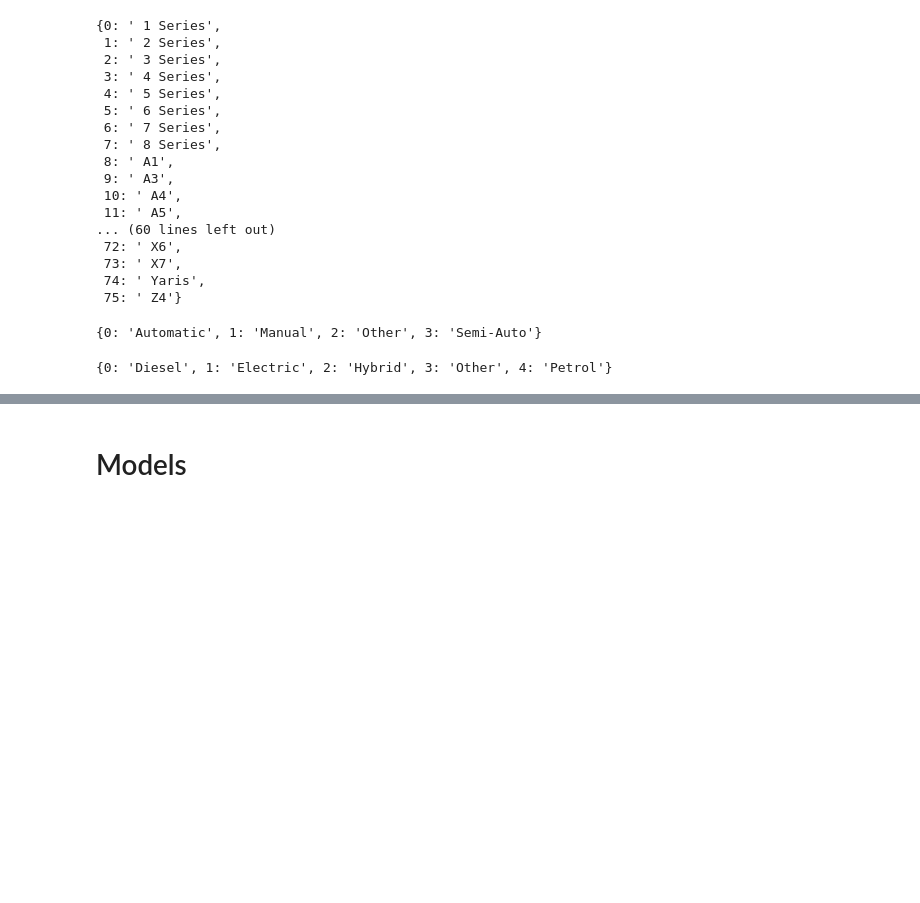
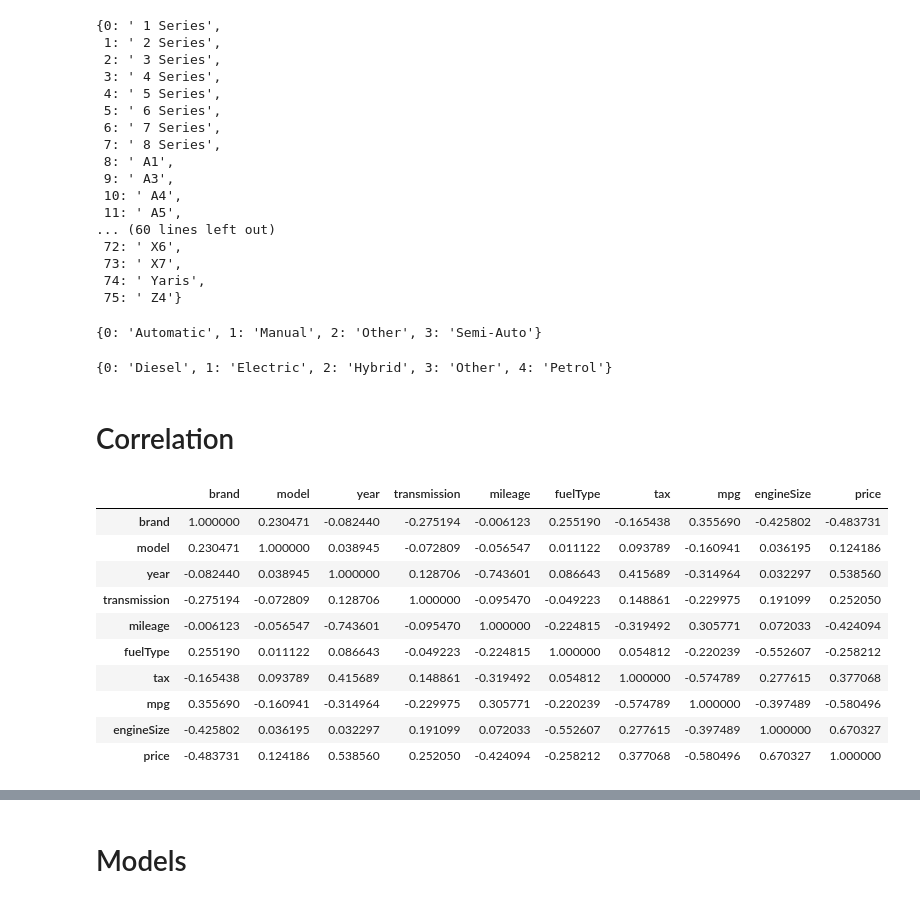
Before and after one commit to nikiforovandreiv/AssistantSystem, a Jupyter notebook: EDA + ML on Car Prices.ipynb, the cells around one changed output, grey strips where cells are left out. Drawn from its saved outputs; the diff is of its cells as text; code cells hidden in the pictures; blank space fills up the shorter version.

```diff
--- a/EDA + ML on Car Prices.ipynb
+++ b/EDA + ML on Car Prices.ipynb
@@ -556,3 +582,20 @@ fuelType_mapping = {index : label for index, label in enumerate(encoder.classes_
 fuelType_mapping
 # %% [output]
 {0: 'Diesel', 1: 'Electric', 2: 'Hybrid', 3: 'Other', 4: 'Petrol'}
+# %% [markdown]
+# Correlation
+# %%
+# Looking at the correlation of the data
+df.corr()
+# %% [output]
+|  | brand | model | year | transmission | mileage | fuelType | tax | mpg | engineSize | price |
+| brand | 1.000000 | 0.230471 | -0.082440 | -0.275194 | -0.006123 | 0.255190 | -0.165438 | 0.355690 | -0.425802 | -0.483731 |
+| model | 0.230471 | 1.000000 | 0.038945 | -0.072809 | -0.056547 | 0.011122 | 0.093789 | -0.160941 | 0.036195 | 0.124186 |
+| year | -0.082440 | 0.038945 | 1.000000 | 0.128706 | -0.743601 | 0.086643 | 0.415689 | -0.314964 | 0.032297 | 0.538560 |
+| transmission | -0.275194 | -0.072809 | 0.128706 | 1.000000 | -0.095470 | -0.049223 | 0.148861 | -0.229975 | 0.191099 | 0.252050 |
+| mileage | -0.006123 | -0.056547 | -0.743601 | -0.095470 | 1.000000 | -0.224815 | -0.319492 | 0.305771 | 0.072033 | -0.424094 |
+| fuelType | 0.255190 | 0.011122 | 0.086643 | -0.049223 | -0.224815 | 1.000000 | 0.054812 | -0.220239 | -0.552607 | -0.258212 |
+| tax | -0.165438 | 0.093789 | 0.415689 | 0.148861 | -0.319492 | 0.054812 | 1.000000 | -0.574789 | 0.277615 | 0.377068 |
+| mpg | 0.355690 | -0.160941 | -0.314964 | -0.229975 | 0.305771 | -0.220239 | -0.574789 | 1.000000 | -0.397489 | -0.580496 |
+| engineSize | -0.425802 | 0.036195 | 0.032297 | 0.191099 | 0.072033 | -0.552607 | 0.277615 | -0.397489 | 1.000000 | 0.670327 |
+| price | -0.483731 | 0.124186 | 0.538560 | 0.252050 | -0.424094 | -0.258212 | 0.377068 | -0.580496 | 0.670327 | 1.000000 |
```
Also changed, not shown: parts of 43 cells of this notebook.
